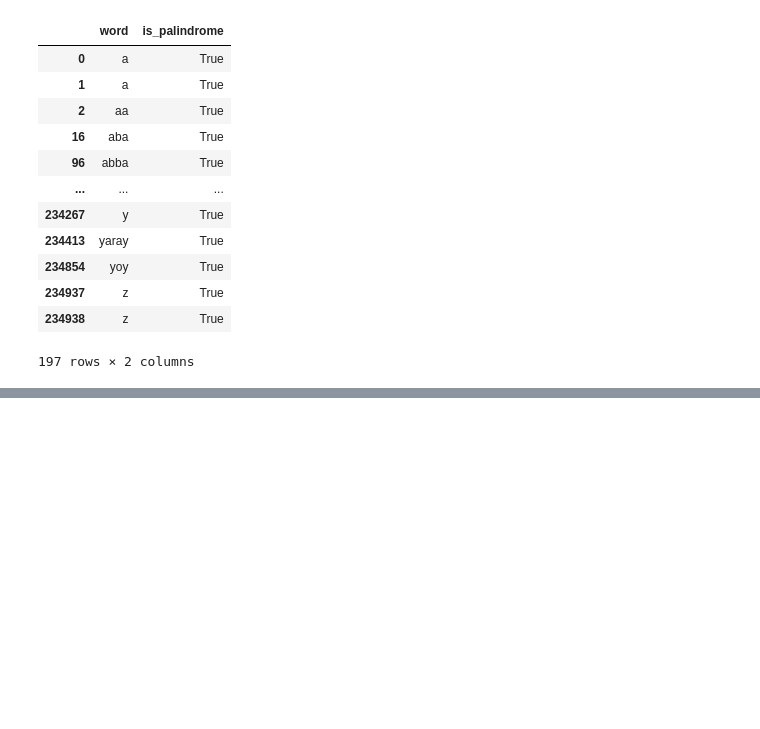
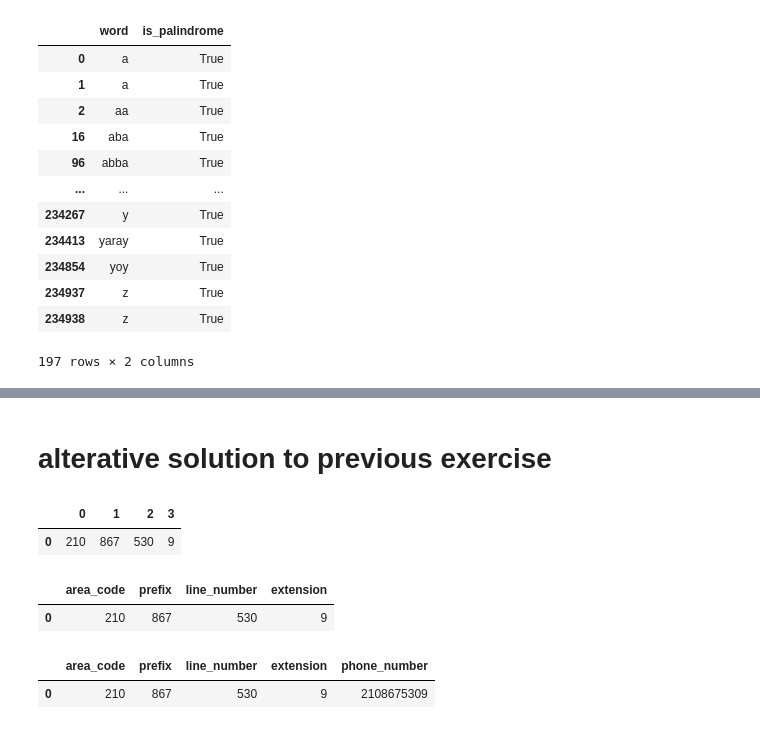
Before and after one commit to ChrisTeceno/natural-language-processing-exercises, a Jupyter notebook: regex.ipynb, the cells around one changed output, grey strips where cells are left out. Drawn from its saved outputs; the diff is of its cells as text; code cells hidden in the pictures; blank space fills up the shorter version.

```diff
--- a/regex.ipynb
+++ b/regex.ipynb
@@ -324,0 +350,24 @@ word_list[word_list['is_palindrome']==True][['word','is_palindrome']]
+# %% [markdown]
+# alterative solution to previous exercise
+# %%
+subject = pd.Series('(210) 867 5309')
+df = subject.str.extract(r'\W?(\d+)?\W?\s?(\d+)?\W?\s?(\d+)\W?\s?(\d+)')
+df
+# %% [output]
+|  | 0 | 1 | 2 | 3 |
+| 0 | 210 | 867 | 530 | 9 |
+# %%
+# rename all columns
+df.rename(columns={0:'area_code',1:'prefix',2:'line_number',3:'extension'}, inplace=True)
+# %%
+df
+# %% [output]
+|  | area_code | prefix | line_number | extension |
+| 0 | 210 | 867 | 530 | 9 |
+# %%
+df['phone_number'] = df['area_code'] + df['prefix'] + df['line_number'] + df['extension']
+# %%
+df
+# %% [output]
+|  | area_code | prefix | line_number | extension | phone_number |
+| 0 | 210 | 867 | 530 | 9 | 2108675309 |
```
Also changed, not shown: parts of 5 cells of this notebook, 2 other files.
